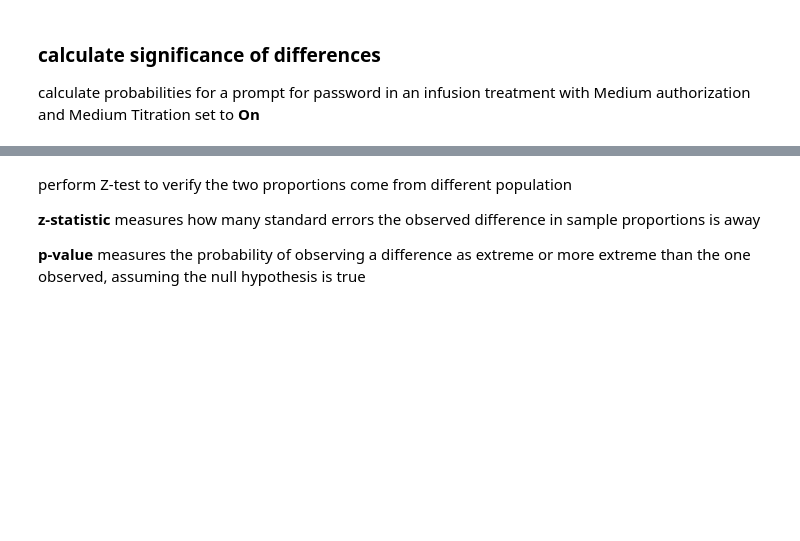
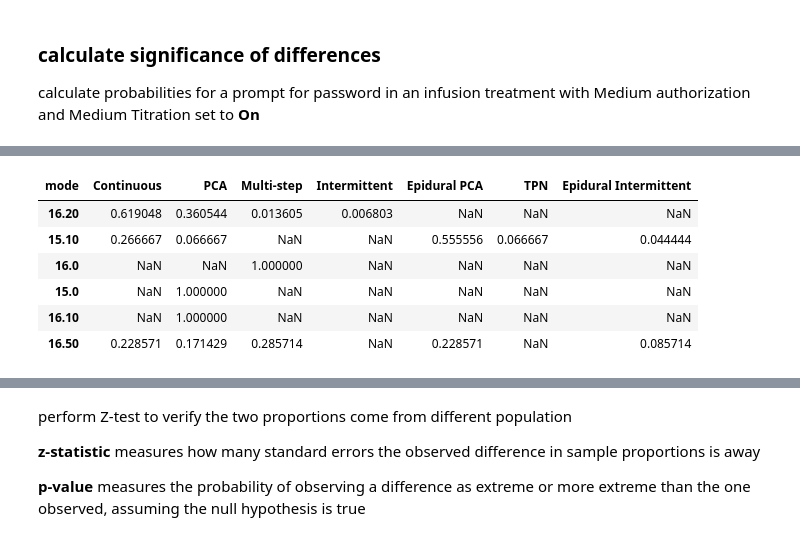
Before and after one commit to aviad-git/DataNotebooks, a Jupyter notebook: titration_of_rate_bug/titration_of_rate.ipynb, the cells around one changed output, grey strips where cells are left out. Saved outputs shown, nothing was run; the diff lists cells and outputs as text; code cells hidden in the pictures; blank space fills up the shorter version.

```diff
--- a/titration_of_rate_bug/titration_of_rate.ipynb
+++ b/titration_of_rate_bug/titration_of_rate.ipynb
@@ -421,0 +406,12 @@ plt.show()
+# %%
+modes_df = pd.DataFrame(pw_fails_modes, index=versions)
+modes_df = modes_df.dropna(how='all')
+display(modes_df)
+# %% [output]
+| mode | Continuous | PCA | Multi-step | Intermittent | Epidural PCA | TPN | Epidural Intermittent |
+| 16.20 | 0.619048 | 0.360544 | 0.013605 | 0.006803 | NaN | NaN | NaN |
+| 15.10 | 0.266667 | 0.066667 | NaN | NaN | 0.555556 | 0.066667 | 0.044444 |
+| 16.0 | NaN | NaN | 1.000000 | NaN | NaN | NaN | NaN |
+| 15.0 | NaN | 1.000000 | NaN | NaN | NaN | NaN | NaN |
+| 16.10 | NaN | 1.000000 | NaN | NaN | NaN | NaN | NaN |
+| 16.50 | 0.228571 | 0.171429 | 0.285714 | NaN | 0.228571 | NaN | 0.085714 |
```
Also changed, not shown: parts of 11 cells of this notebook, 1 other file.
